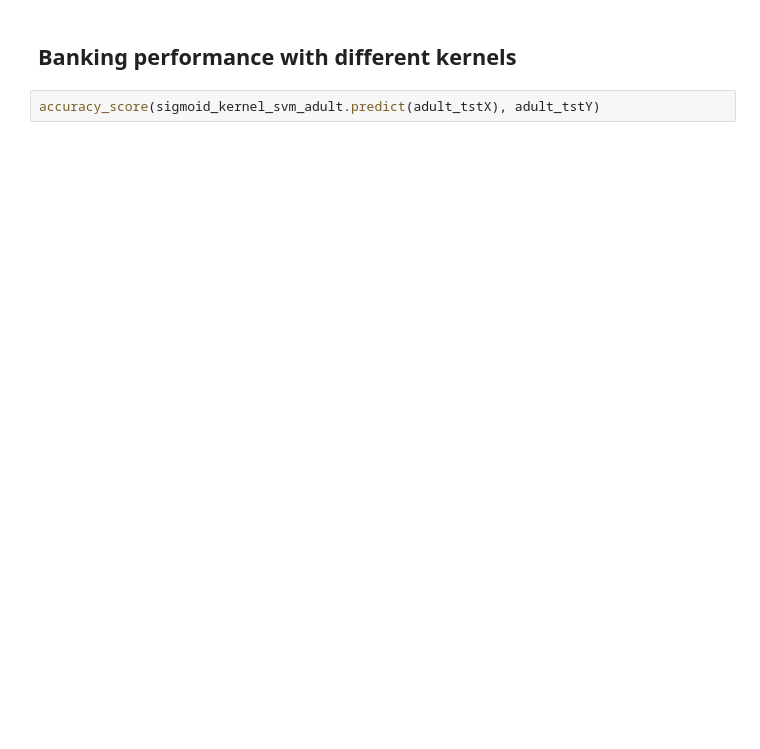
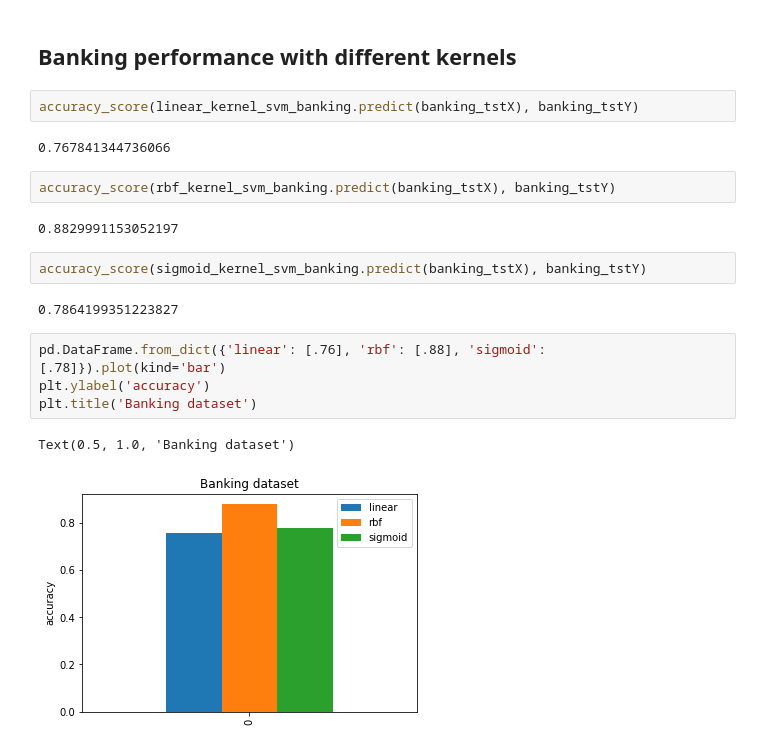
Before and after one commit to jonhilgart22/gatech_machine_learning, a Jupyter notebook: problem set 1/svm.ipynb, the cells around one changed output. Drawn from its saved outputs; the diff is of its cells as text; blank space fills up the shorter version.

```diff
--- a/problem set 1/svm.ipynb
+++ b/problem set 1/svm.ipynb
@@ -513,4 +535,21 @@ accuracy_score(sigmoid_kernel_svm_adult.predict(adult_tstX), adult_tstY)
 # %% [markdown]
 ## Banking performance with different kernels
-# %%
-accuracy_score(sigmoid_kernel_svm_adult.predict(adult_tstX), adult_tstY)
+# %%
+accuracy_score(linear_kernel_svm_banking.predict(banking_tstX), banking_tstY)
+# %% [output]
+0.767841344736066
+# %%
+accuracy_score(rbf_kernel_svm_banking.predict(banking_tstX), banking_tstY)
+# %% [output]
+0.8829991153052197
+# %%
+accuracy_score(sigmoid_kernel_svm_banking.predict(banking_tstX), banking_tstY)
+# %% [output]
+0.7864199351223827
+# %%
+pd.DataFrame.from_dict({'linear': [.76], 'rbf': [.88], 'sigmoid': [.78]}).plot(kind='bar')
+plt.ylabel('accuracy')
+plt.title('Banking dataset')
+# %% [output]
+Text(0.5, 1.0, 'Banking dataset')
+[figure, added]
```
Also changed, not shown: parts of 7 cells of this notebook, 1 other file.
